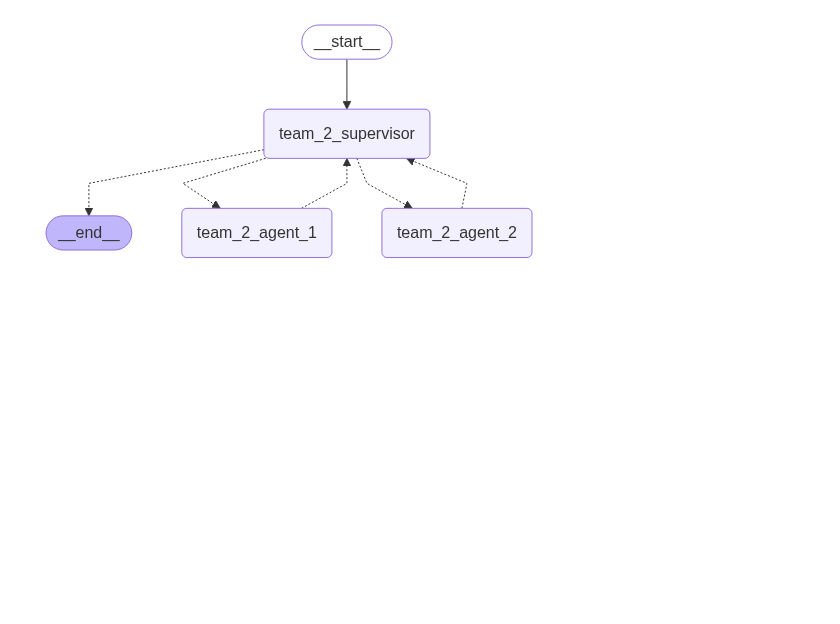
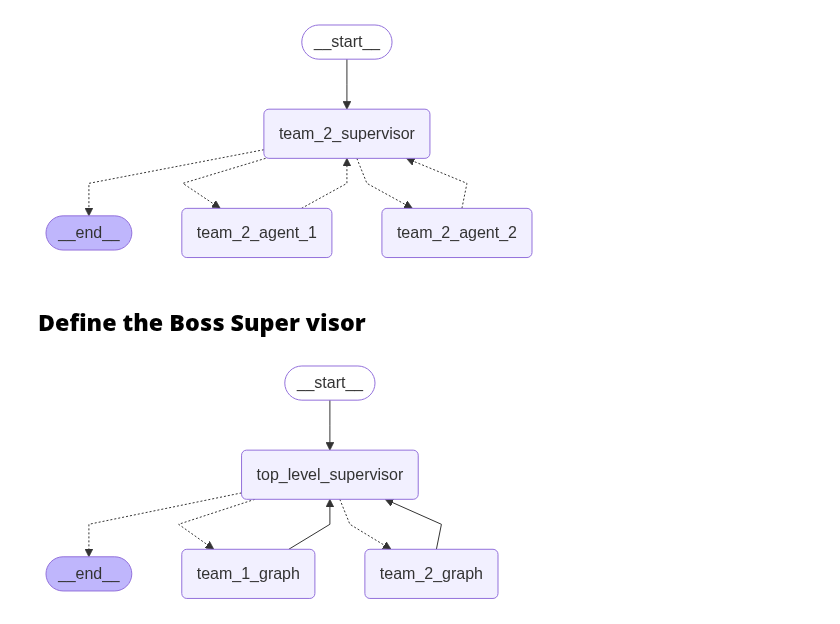
Before and after one commit to kinjal-AIML/End-to-End-Agentic-Ai-Automation-Lab, a Jupyter notebook: 04-LangGraph-Agentic-Workflows/03-Multi-Agent-Supervisor-pattern/hierarchical-agent.ipynb, the cells around one changed output. Saved outputs shown, nothing was run; the diff lists cells and outputs as text; code cells hidden in the pictures; blank space fills up the shorter version.

Commit message:
define the top level supervisor

```diff
--- a/04-LangGraph-Agentic-Workflows/03-Multi-Agent-Supervisor-pattern/hierarchical-agent.ipynb
+++ b/04-LangGraph-Agentic-Workflows/03-Multi-Agent-Supervisor-pattern/hierarchical-agent.ipynb
@@ -65,3 +65,27 @@ team_2_graph = team_2_builder.compile()
 team_2_graph
 # %% [output]
 [figure]
+# %% [markdown]
+## **Define the Boss Super visor**
+# %%
+class TopState(MessagesState):
+    next: Literal["team_1_graph", "team_2_graph", "__end__"]
+
+def top_level_supervisor(state: TopState) -> Command[Literal["team_1_graph", "team_2_graph", "__end__"]]:
+    pass
+
+
+builder = StateGraph(TopState)
+
+builder.add_node("top_level_supervisor", top_level_supervisor)
+builder.add_node("team_1_graph", team_1_graph)
+builder.add_node("team_2_graph", team_2_graph)
+builder.add_edge(START, "top_level_supervisor")
+builder.add_edge("team_1_graph", "top_level_supervisor")
+builder.add_edge("team_2_graph", "top_level_supervisor")
+graph = builder.compile()
+# %%
+from IPython.display import Image, display
+display(Image(graph.get_graph().draw_mermaid_png()))
+# %% [output]
+[figure, added]
```
